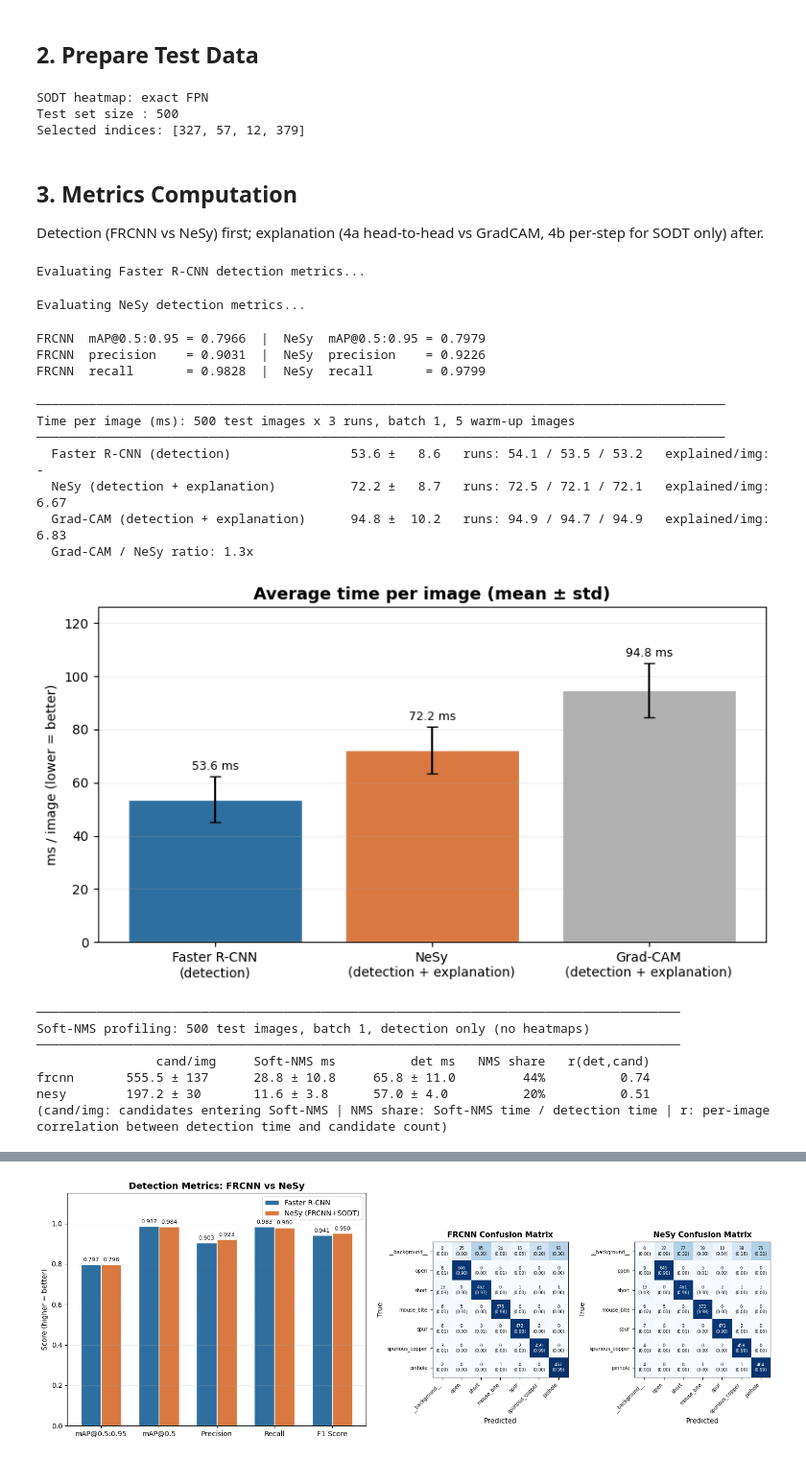
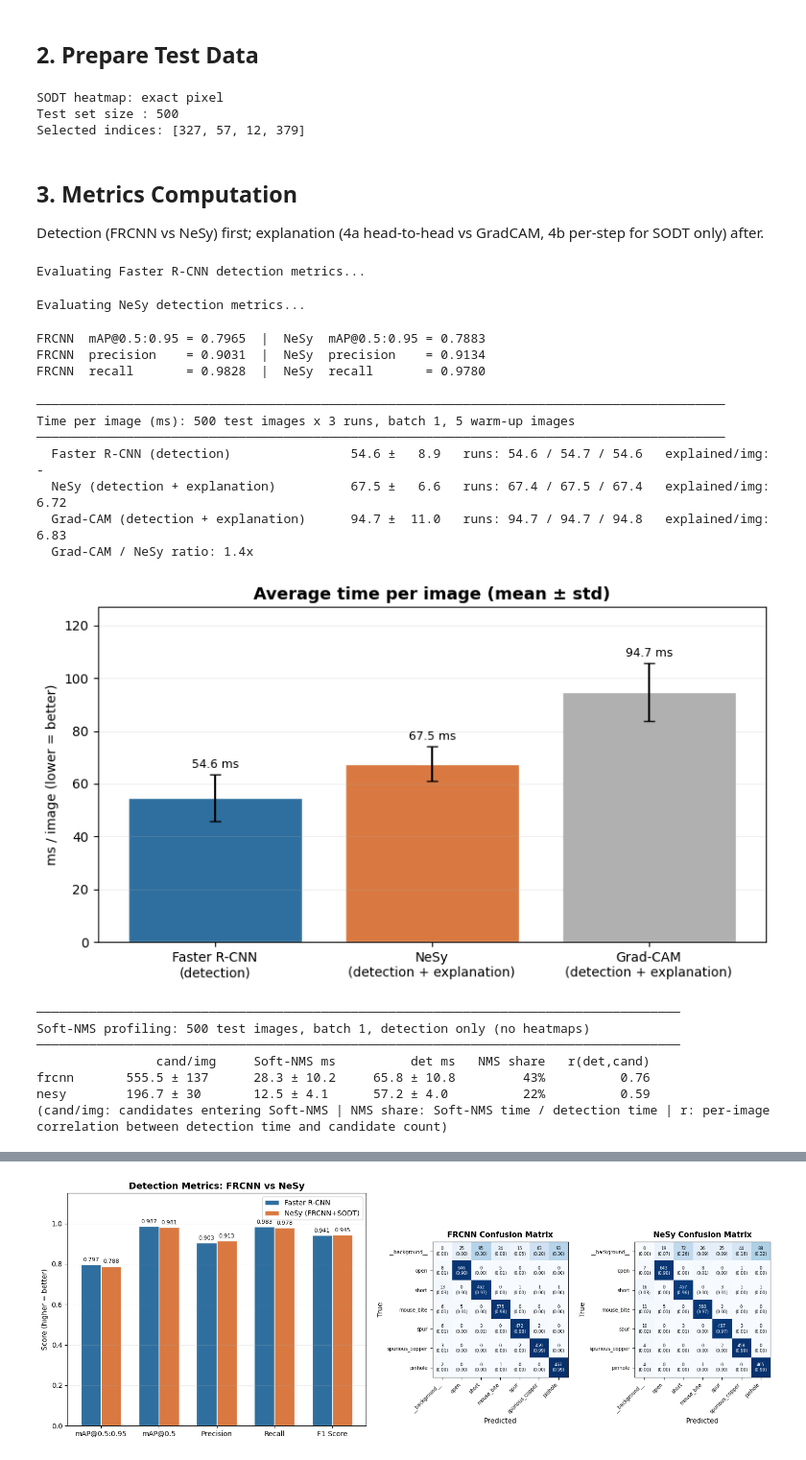
Before and after one commit to WiszeL/S1-Neuro-Symbolic-PCB-Defect-Detection, a Jupyter notebook: notebooks/06_three_way_comparison.ipynb, the cells around one changed output, grey strips where cells are left out. Shown at 96% size. Saved outputs shown, nothing was run; the diff lists cells and outputs as text; code cells hidden in the pictures.

```diff
--- a/notebooks/06_three_way_comparison.ipynb
+++ b/notebooks/06_three_way_comparison.ipynb
@@ -65,7 +65,7 @@ train_config = load_yaml(Path("neuro_train.yaml"), NeuroTrainConfig)
 
 device = select_device(train_config["device"])
 detector_ckpt = PROJECT_ROOT / "checkpoints" / "neuro" / "neuro_chosen.pt"
-symbolic_ckpt = PROJECT_ROOT / "checkpoints" / "symbolic" / "run1_gt_target.pt"  # score = margin^γ, tree only
+symbolic_ckpt = PROJECT_ROOT / "checkpoints" / "symbolic" / "run3.pt"  # score = margin^γ, tree only
 
 class_names = tuple(train_config["dataset"]["class_names"])
 preprocess = test_preprocess()
@@ -111,8 +111,7 @@ test_dataset = PCBDataset(train_config, split_file="test.txt")
 test_dataset.add_preprocess(preprocess)
 
 N = 4  # Number of test images to compare
-USE_FPN_HEATMAP = True  # True = exact FPN heatmap, False = pooled 7x7 grid heatmap; drives SODT metrics (4a/4b) and visuals (5/6)
-SODT_MAP = "exact FPN" if USE_FPN_HEATMAP else "grid 7x7"
+SODT_MAP = "exact pixel"
 print(f"SODT heatmap: {SODT_MAP}")
 seed_everything(42)
 sample_indices = random.sample(range(len(test_dataset)), k=min(N, len(test_dataset)))
@@ -120,7 +119,7 @@ sample_indices = random.sample(range(len(test_dataset)), k=min(N, len(test_datas
 print(f"Test set size : {len(test_dataset)}")
 print(f"Selected indices: {sample_indices}")
 # %% [output]
-SODT heatmap: exact FPN
+SODT heatmap: exact pixel
 Test set size : 500
 Selected indices: [327, 57, 12, 379]
 # %% [markdown]
@@ -158,8 +157,8 @@ print(
 )
 
 # ── Per-image pipeline timing: batch 1, same SCORE_THRESHOLD, GPU synced ──
-# FRCNN = detection | NeSy = detection + exact per-node maps and path map M (lean path,
-# same maps as explain_hybrid_detections) | Grad-CAM = FRCNN detection + one map per detection
+# FRCNN = detection | NeSy = detection + the exact pixel overview map per detection (one
+# shared forward + batched backward; the displayed figures also build the per-node maps, not timed) | Grad-CAM = FRCNN detection + one map per detection
 N_WARMUP = 5
 N_RUNS = 3
 
@@ -181,7 +180,9 @@ def _time_nesy(image):
     t0 = _time.perf_counter()
     det = run_neurosymbolic_inference(hybrid_model, [image.to(device)])[0]
     indices = select_detection_indices(det, score_threshold=NESY_SCORE_THRESHOLD)
-    compute_node_fpn_maps(hybrid_model, det, indices)
+    fpn_node_maps_many(
+        hybrid_model, image.to(device), det["proposal_boxes_processed"][indices].to(device), cache=det
+    )
     _sync()
     return (_time.perf_counter() - t0) * 1000, len(indices)
 
@@ -204,7 +205,6 @@ PIPELINES = {
 pipeline_times_ms = {name: [[] for _ in range(N_RUNS)] for name in PIPELINES}
 pipeline_counts = {name: [] for name in PIPELINES}
 
-hybrid_model.keep_fpn_on_device = True  # FPN maps on the model's device, not copied to CPU
 try:
     for i in range(N_WARMUP):  # not recorded
         for fn in PIPELINES.values():
@@ -218,7 +218,7 @@ try:
                 pipeline_times_ms[name][run].append(ms)
                 pipeline_counts[name].append(n_explained)
 finally:
-    hybrid_model.keep_fpn_on_device = False
+    _sync()
 
 pipeline_mean_ms = {name: float(np.mean(runs)) for name, runs in pipeline_times_ms.items()}
 pipeline_std_ms = {name: float(np.std(np.concatenate(runs))) for name, runs in pipeline_times_ms.items()}
@@ -233,41 +233,41 @@ for name, runs in pipeline_times_ms.items():
     run_means = " / ".join(f"{np.mean(r):.1f}" for r in runs)
     explained = f"{np.mean(pipeline_counts[name]):.2f}" if "explanation" in name else "-"
     print(
         f"  {name:<36s} {pipeline_mean_ms[name]:7.1f} ± {pipeline_std_ms[name]:5.1f}"
         f"   runs: {run_means}   explained/img: {explained}"
     )
 print(f"  Grad-CAM / NeSy ratio: {gradcam_time_ms / nesy_det_metrics['inference_time_ms']:.1f}x")
 
 # ── Chart (Gambar 4.23) ──
 fig, ax = plt.subplots(figsize=(8, 4.5))
 names = list(pipeline_times_ms)
 means = [pipeline_mean_ms[n] for n in names]
 stds = [pipeline_std_ms[n] for n in names]
 bars = ax.bar(
     [n.replace(" (", "\n(") for n in names], means, yerr=stds, capsize=4,
     color=["#2F6F9F", "#D97941", "#B0B0B0"], edgecolor="white",
 )
 ax.bar_label(bars, fmt="%.1f ms", padding=3, fontsize=9)
 ax.set_ylabel("ms / image (lower = better)")
 ax.set_title("Average time per image (mean ± std)", fontsize=13, fontweight="bold")
 ax.set_ylim(0, max(m + s for m, s in zip(means, stds)) * 1.2)
 ax.grid(axis="y", alpha=0.2)
 plt.tight_layout()
 plt.show()
 # %% [output]
 Evaluating Faster R-CNN detection metrics...
 Evaluating NeSy detection metrics...
-FRCNN  mAP@0.5:0.95 = 0.7966  |  NeSy  mAP@0.5:0.95 = 0.7979
-FRCNN  precision    = 0.9031  |  NeSy  precision    = 0.9226
-FRCNN  recall       = 0.9828  |  NeSy  recall       = 0.9799
+FRCNN  mAP@0.5:0.95 = 0.7965  |  NeSy  mAP@0.5:0.95 = 0.7883
+FRCNN  precision    = 0.9031  |  NeSy  precision    = 0.9134
+FRCNN  recall       = 0.9828  |  NeSy  recall       = 0.9780
 ────────────────────────────────────────────────────────────────────────────────────────────
 Time per image (ms): 500 test images x 3 runs, batch 1, 5 warm-up images
 ────────────────────────────────────────────────────────────────────────────────────────────
-  Faster R-CNN (detection)                53.6 ±   8.6   runs: 54.1 / 53.5 / 53.2   explained/img: -
-  NeSy (detection + explanation)          72.2 ±   8.7   runs: 72.5 / 72.1 / 72.1   explained/img: 6.67
-  Grad-CAM (detection + explanation)      94.8 ±  10.2   runs: 94.9 / 94.7 / 94.9   explained/img: 6.83
-  Grad-CAM / NeSy ratio: 1.3x
+  Faster R-CNN (detection)                54.6 ±   8.9   runs: 54.6 / 54.7 / 54.6   explained/img: -
+  NeSy (detection + explanation)          67.5 ±   6.6   runs: 67.4 / 67.5 / 67.4   explained/img: 6.72
+  Grad-CAM (detection + explanation)      94.7 ±  11.0   runs: 94.7 / 94.7 / 94.8   explained/img: 6.83
+  Grad-CAM / NeSy ratio: 1.4x
-[figure, old version]
+[figure, new version]
 # %%
 # ── Soft-NMS profiling: why is NeSy's detection lighter than Faster R-CNN's? ──
 # Wraps batched_soft_nms (removed again at the end) to log, per image, how many
@@ -307,7 +307,6 @@ def _run_detection(tag, model, image):
     return (_time.perf_counter() - t0) * 1000
 
 
-hybrid_model.keep_fpn_on_device = True  # same setting as the timing cell above
 try:
     for i in range(N_WARMUP):  # not recorded
         _run_detection("frcnn", frcnn_model, test_dataset[i][0])
@@ -319,7 +318,6 @@ try:
         _det_ms["frcnn"].append(_run_detection("frcnn", frcnn_model, image))
         _det_ms["nesy"].append(_run_detection("nesy", hybrid_model, image))
 finally:
-    hybrid_model.keep_fpn_on_device = False
     for _d in _detectors.values():
         del _d.batched_soft_nms  # back to the class method
 
@@ -343,8 +341,8 @@ print("(cand/img: candidates entering Soft-NMS | NMS share: Soft-NMS time / dete
 Soft-NMS profiling: 500 test images, batch 1, detection only (no heatmaps)
 ──────────────────────────────────────────────────────────────────────────────────────
                 cand/img     Soft-NMS ms          det ms   NMS share   r(det,cand)
-frcnn       555.5 ± 137      28.8 ± 10.8     65.8 ± 11.0         44%          0.74
-nesy        197.2 ± 30       11.6 ± 3.8      57.0 ± 4.0          20%          0.51
+frcnn       555.5 ± 137      28.3 ± 10.2     65.8 ± 10.8         43%          0.76
+nesy        196.7 ± 30       12.5 ± 4.1      57.2 ± 4.0          22%          0.59
 (cand/img: candidates entering Soft-NMS | NMS share: Soft-NMS time / detection time | r: per-image correlation between detection time and candidate count)
 # %% [markdown]
 ## 4. Metrics Visualization
```
Also changed, not shown: parts of 11 cells of this notebook, 28 other files.
